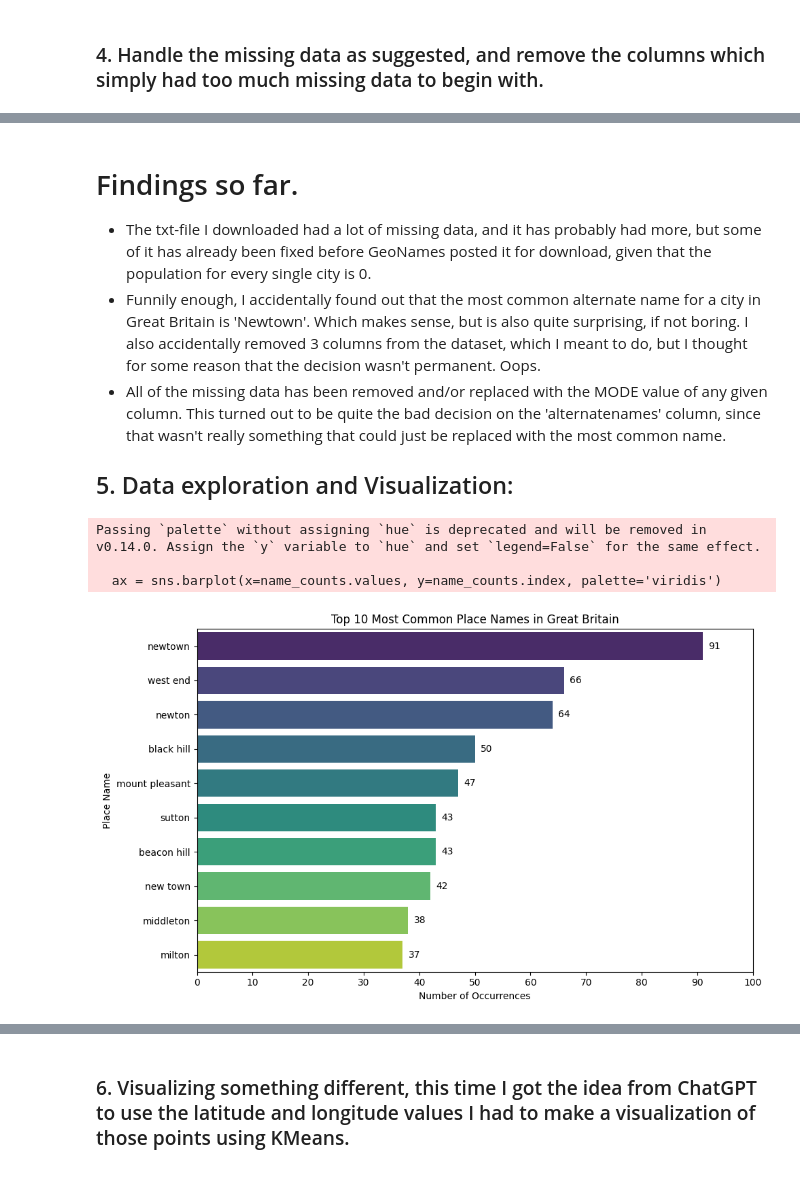
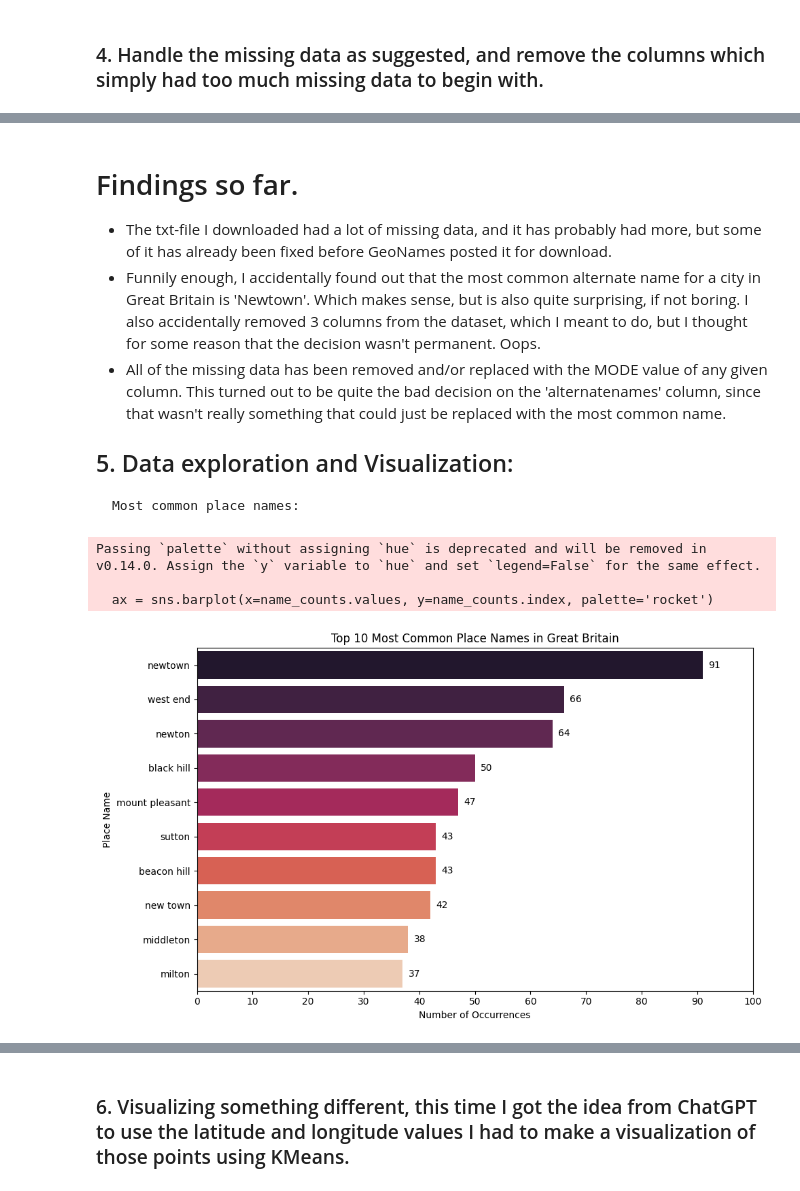
Before and after one commit to oskariOAK/Miniprojekti, a Jupyter notebook: Miniproject/Miniproject.ipynb, the cells around one changed output, grey strips where cells are left out. Saved outputs shown, nothing was run; the diff lists cells and outputs as text; code cells hidden in the pictures.

```diff
--- a/Miniproject/Miniproject.ipynb
+++ b/Miniproject/Miniproject.ipynb
@@ -212,41 +210,43 @@ print(df.head(5))
 # %% [markdown]
 # Findings so far.
-- The txt-file I downloaded had a lot of missing data, and it has probably had more, but some of it has already been fixed before GeoNames posted it for download, given that the population for every single city is 0.
+- The txt-file I downloaded had a lot of missing data, and it has probably had more, but some of it has already been fixed before GeoNames posted it for download.
 - Funnily enough, I accidentally found out that the most common alternate name for a city in Great Britain is 'Newtown'. Which makes sense, but is also quite surprising, if not boring. I also accidentally removed 3 columns from the dataset, which I meant to do, but I thought for some reason that the decision wasn't permanent. Oops.
 - All of the missing data has been removed and/or replaced with the MODE value of any given column. This turned out to be quite the bad decision on the 'alternatenames' column, since that wasn't really something that could just be replaced with the most common name.
 
 
 ## 5. Data exploration and Visualization:
+
+    Most common place names:
 # %%
 # Since the data is now cleaned up, we move on to exploring the data and visualizing it. Starting with most common city names.
 
 import pandas as pd
 import matplotlib.pyplot as plt
 import seaborn as sns
 
 # Get most common names
 name_counts = df['name'].str.lower().value_counts().head(10)
 
 # Plot
 plt.figure(figsize=(10, 6))
-ax = sns.barplot(x=name_counts.values, y=name_counts.index, palette='viridis')
+ax = sns.barplot(x=name_counts.values, y=name_counts.index, palette='rocket')
 
 plt.title("Top 10 Most Common Place Names in Great Britain")
 plt.xlabel("Number of Occurrences")
 plt.ylabel("Place Name")
 
 plt.xlim(0, 100)
 plt.xticks(range(0, 101, 10))  # Explicitly set tick marks, this allows us to decide the spacing between the ticks manually.
 
 # Add number to each bar
 for i, value in enumerate(name_counts.values):
     ax.text(value + 1, i, str(value), color='black', va='center', ha='left')
 
 
 plt.tight_layout()
 plt.show()
 # %% [output]
 Passing `palette` without assigning `hue` is deprecated and will be removed in v0.14.0. Assign the `y` variable to `hue` and set `legend=False` for the same effect.
 
-  ax = sns.barplot(x=name_counts.values, y=name_counts.index, palette='viridis')
+  ax = sns.barplot(x=name_counts.values, y=name_counts.index, palette='rocket')
-[figure, old version]
+[figure, new version]
```
Also changed, not shown: parts of 16 cells of this notebook.
